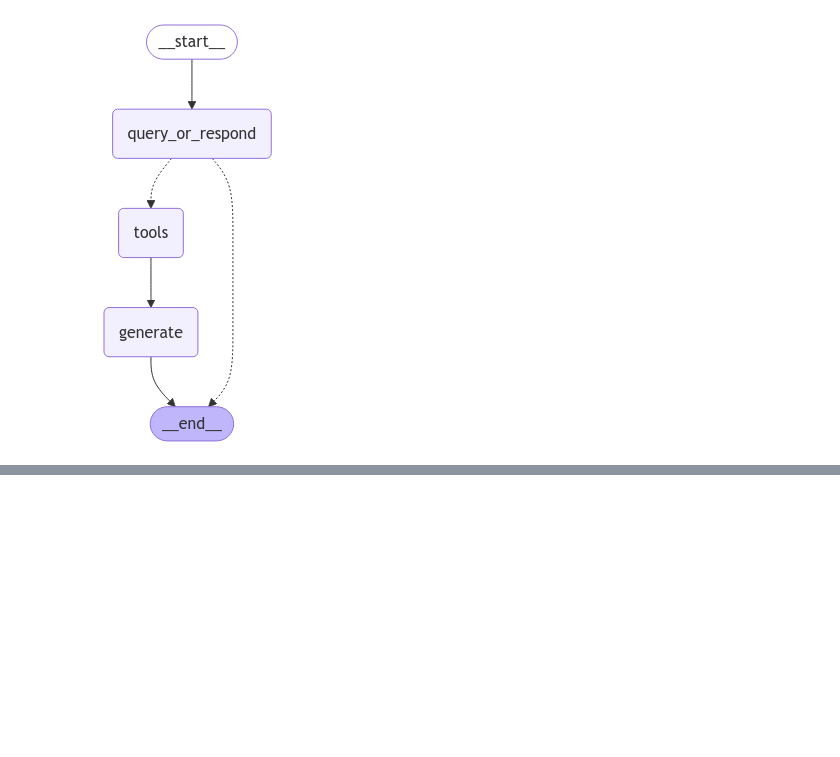
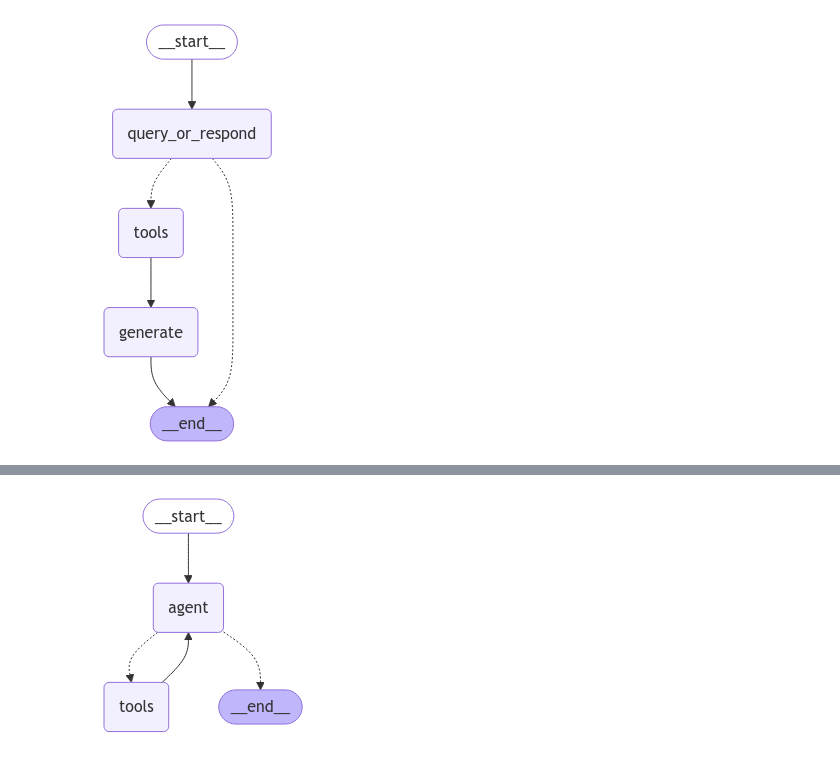
Before and after one commit to cyx2/mongodb_docs_bot, a Jupyter notebook: explorations/api_tool.ipynb, the cells around one changed output, grey strips where cells are left out. Saved outputs shown, nothing was run; the diff lists cells and outputs as text; code cells hidden in the pictures; blank space fills up the shorter version.

Commit message:
added langgraph prebuilt react agent

```diff
--- a/explorations/api_tool.ipynb
+++ b/explorations/api_tool.ipynb
@@ -147,0 +146,9 @@ You can deploy only one M0 cluster per project, but if you have sales contracts
+# %%
+from langgraph.checkpoint.mongodb import MongoDBSaver
+
+# checkpointer = MemorySaver()
+checkpointer = MongoDBSaver(client)
+graph = graph_builder.compile(checkpointer=checkpointer)
+
+# Specify an ID for the thread
+config = {"configurable": {"thread_id": "charlie1"}}
@@ -147,0 +214,8 @@ You can deploy only one M0 cluster per project, but if you have sales contracts
+# %%
+from langgraph.prebuilt import create_react_agent
+
+agent_executor = create_react_agent(llm, [retrieve], checkpointer=checkpointer)
+
+display(Image(agent_executor.get_graph().draw_mermaid_png()))
+# %% [output]
+[figure, added]
```
Also changed, not shown: parts of 5 cells of this notebook, 1 other file.
